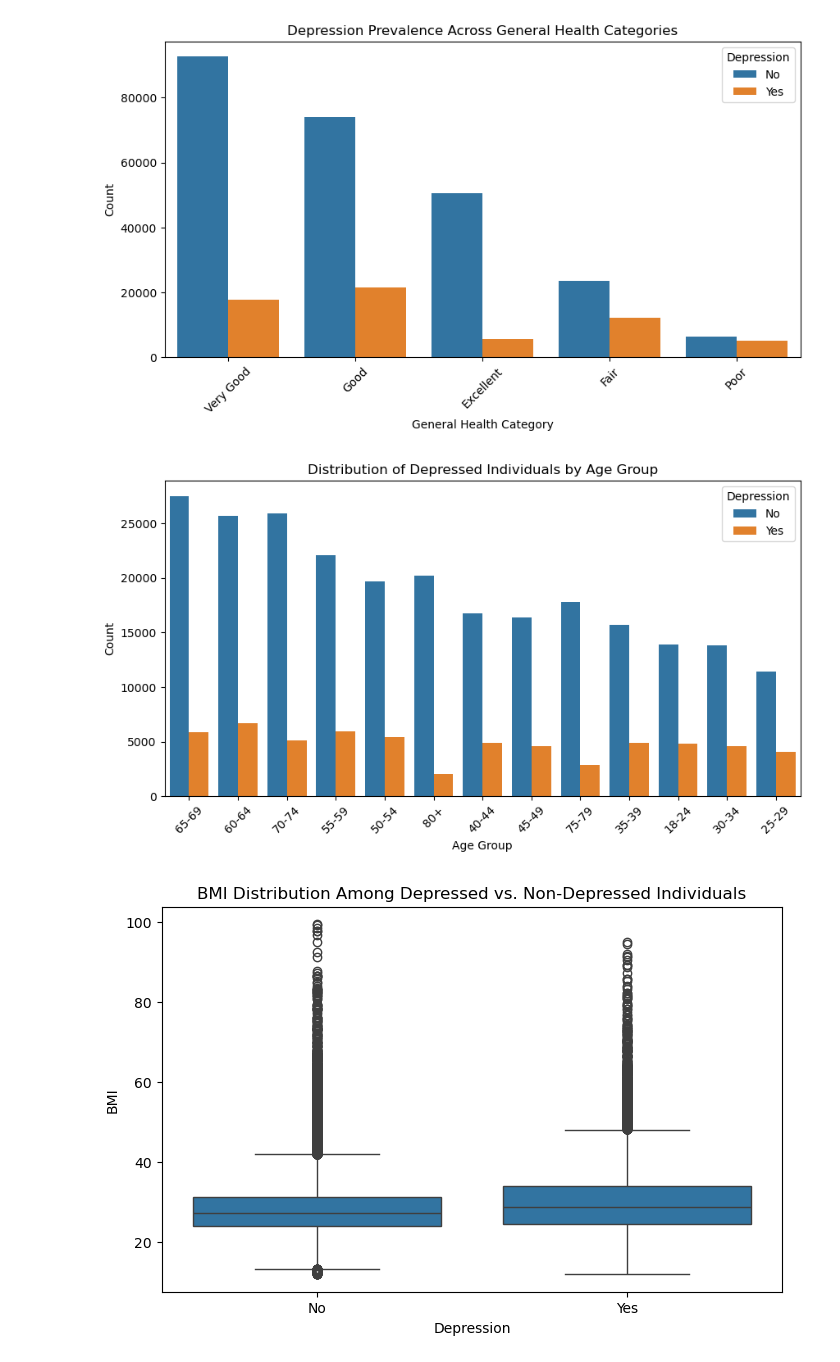
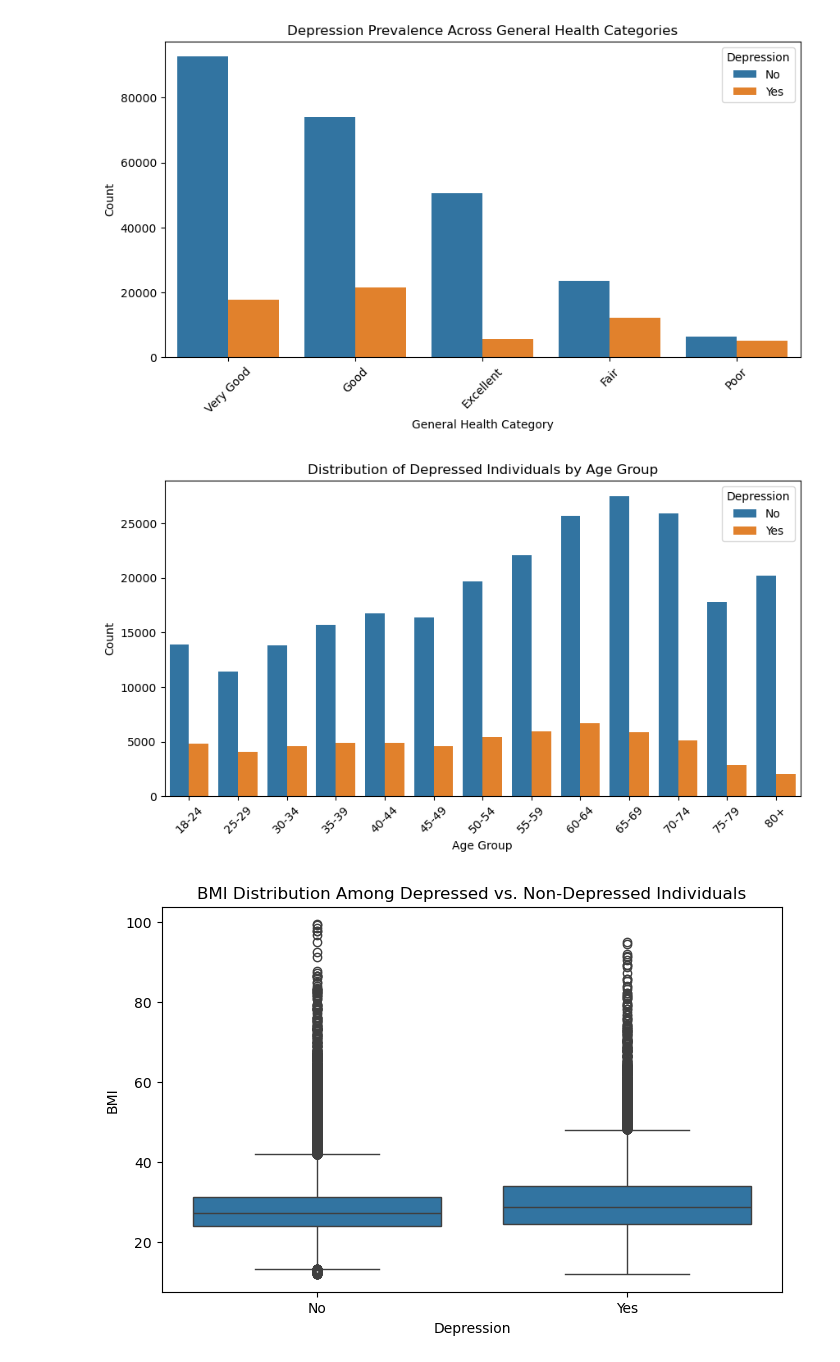
Before and after one commit to hornstarz/Project-4---Machine-Learning, a Jupyter notebook: Project 4 code.ipynb, the cells around one changed output. Saved outputs shown, nothing was run; the diff lists cells and outputs as text; code cells hidden in the pictures.

Commit message:
Update age graph

```diff
--- a/Project 4 code.ipynb
+++ b/Project 4 code.ipynb
@@ -211,15 +211,22 @@ plt.show()
 [figure]
 # %%
 plt.figure(figsize=(10,5))
-sns.countplot(data=df, x='Age_Category', hue='Depression', order=df['Age_Category'].value_counts().index)
+
+# Define the correct order for age groups
+age_order = ['18-24', '25-29', '30-34', '35-39', '40-44', '45-49',
+             '50-54', '55-59', '60-64', '65-69', '70-74', '75-79', '80+']
+
+# Use 'order' to enforce correct order
+sns.countplot(data=df, x='Age_Category', hue='Depression', order=age_order)
+
 plt.xlabel("Age Group")
 plt.ylabel("Count")
 plt.title("Distribution of Depressed Individuals by Age Group")
 plt.xticks(rotation=45)
 plt.legend(title="Depression")
 plt.show()
 # %% [output]
-[figure, old version]
+[figure, new version]
 # %%
 plt.figure(figsize=(8,5))
 sns.boxplot(x='Depression', y='BMI', data=df)
```
